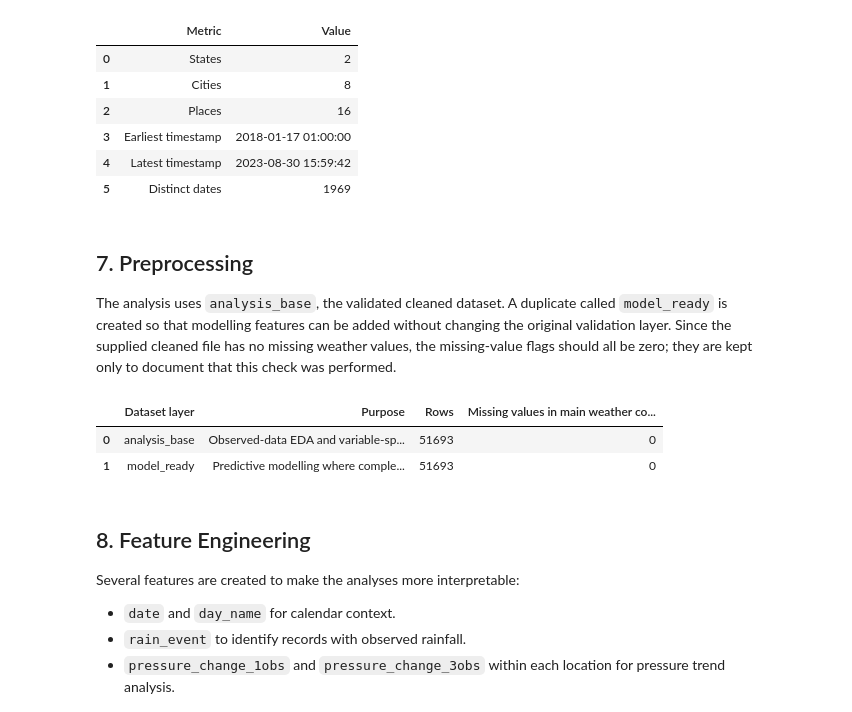
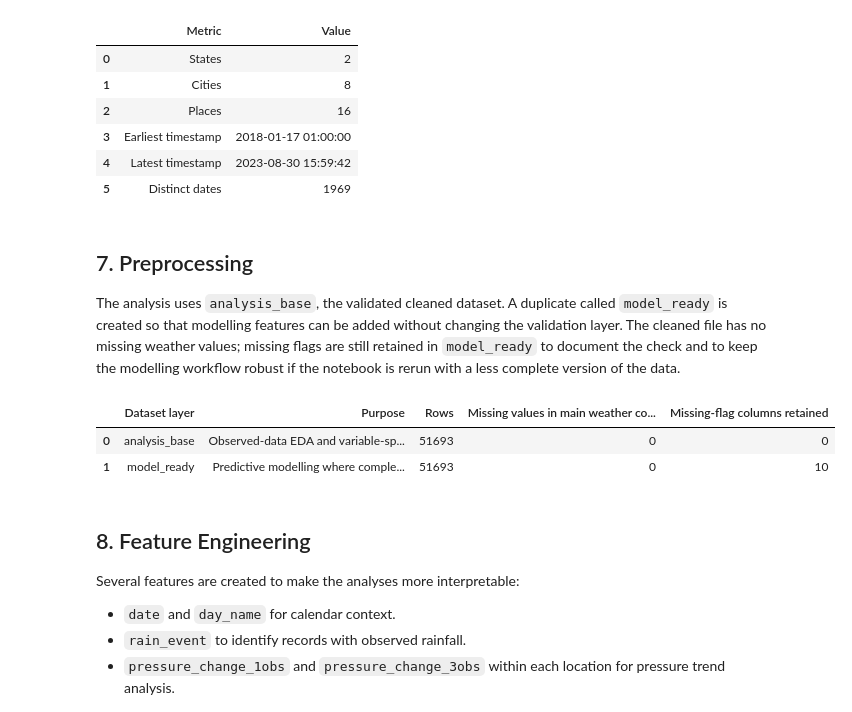
Before and after one commit to hyue3463-cloud/MWF-G2, a Jupyter notebook: ADS1001_project_notebook_template.ipynb, the cells around one changed output. Drawn from its saved outputs; the diff is of its cells as text; code cells hidden in the pictures.

```diff
--- a/ADS1001_project_notebook_template.ipynb
+++ b/ADS1001_project_notebook_template.ipynb
@@ -326,45 +389,48 @@ display(coverage_summary)
 # %% [markdown]
 ## 7. Preprocessing
 
-The analysis uses `analysis_base`, the validated cleaned dataset. A duplicate called `model_ready` is created so that modelling features can be added without changing the original validation layer. Since the supplied cleaned file has no missing weather values, the missing-value flags should all be zero; they are kept only to document that this check was performed.
+The analysis uses `analysis_base`, the validated cleaned dataset. A duplicate called `model_ready` is created so that modelling features can be added without changing the validation layer. The cleaned file has no missing weather values; missing flags are still retained in `model_ready` to document the check and to keep the modelling workflow robust if the notebook is rerun with a less complete version of the data.
 # %%
 def hierarchical_median_fill(df: pd.DataFrame, col: str) -> pd.Series:
+    """Fill missing numeric weather values using increasingly broad location-time medians."""
     filled = df[col].copy()
     grouping_levels = [
         ['place', 'month_number', 'hour'],
         ['city', 'month_number', 'hour'],
         ['state', 'month_number', 'hour'],
         ['month_number', 'hour'],
         ['state'],
     ]
     for keys in grouping_levels:
         medians = df.groupby(keys, observed=False)[col].transform('median')
         filled = filled.fillna(medians)
     return filled.fillna(df[col].median())
+
 
 model_ready = analysis_base.copy()
 for col in weather_cols:
     model_ready[f'{col}_missing_flag'] = model_ready[col].isna().astype(int)
     model_ready[col] = hierarchical_median_fill(model_ready, col)
 
 preprocessing_summary = pd.DataFrame({
     'Dataset layer': ['analysis_base', 'model_ready'],
     'Purpose': [
         'Observed-data EDA and variable-specific analyses',
         'Predictive modelling where complete numeric predictors are required',
     ],
     'Rows': [len(analysis_base), len(model_ready)],
     'Missing values in main weather columns': [
         int(analysis_base[weather_cols].isna().sum().sum()),
         int(model_ready[weather_cols].isna().sum().sum()),
-    ]
+    ],
+    'Missing-flag columns retained': [0, len(weather_cols)],
 })
 
 preprocessing_summary
 # %% [output]
-|  | Dataset layer | Purpose | Rows | Missing values in main weather co... |
-| 0 | analysis_base | Observed-data EDA and variable-sp... | 51693 | 0 |
-| 1 | model_ready | Predictive modelling where comple... | 51693 | 0 |
+|  | Dataset layer | Purpose | Rows | Missing values in main weather co... | Missing-flag columns retained |
+| 0 | analysis_base | Observed-data EDA and variable-sp... | 51693 | 0 | 0 |
+| 1 | model_ready | Predictive modelling where comple... | 51693 | 0 | 10 |
 # %% [markdown]
 ## 8. Feature Engineering
 
```
Also changed, not shown: parts of 25 cells of this notebook, 2 other files.
